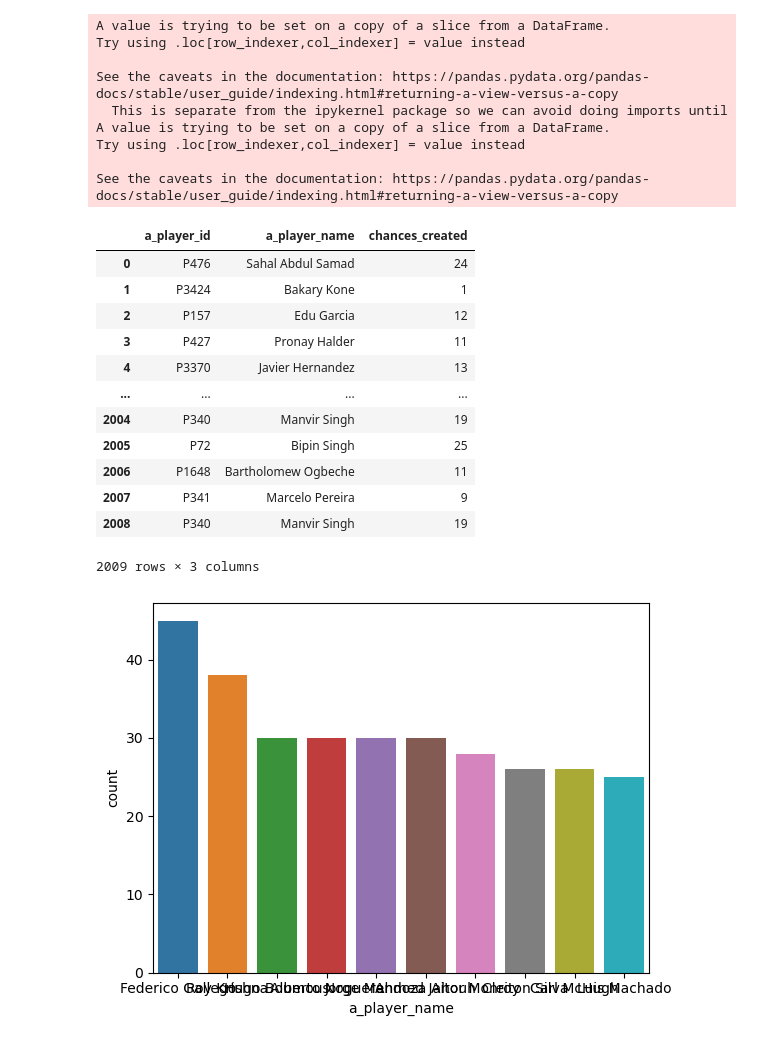
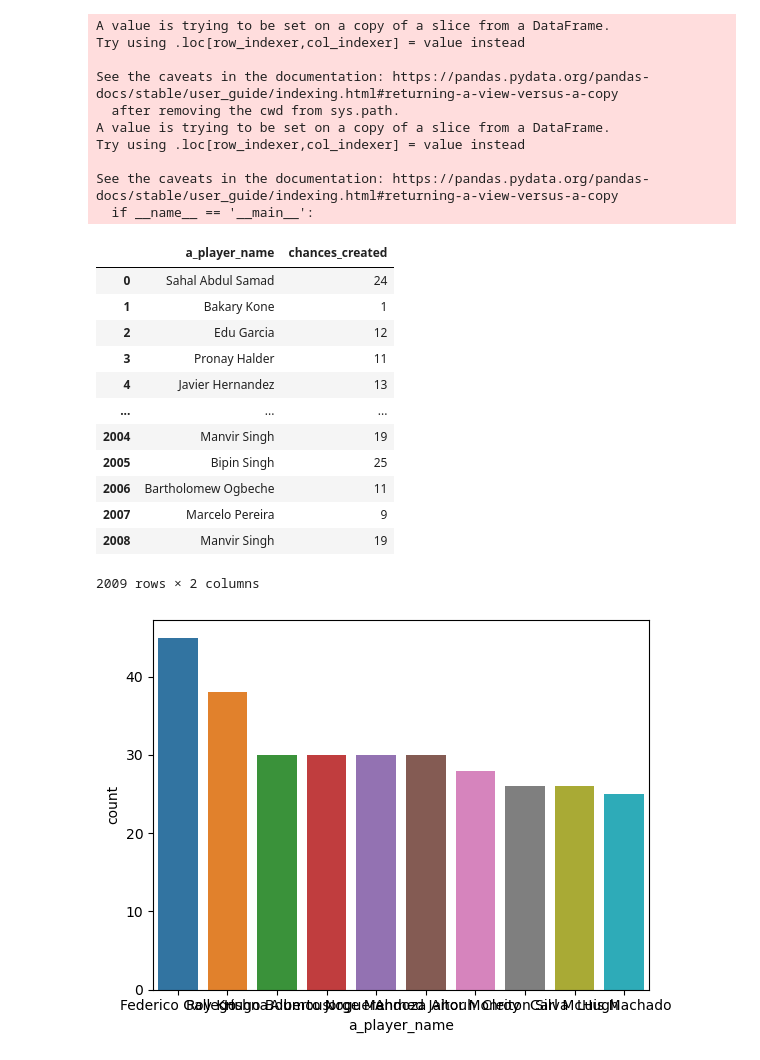
Before and after one commit to elizabraham/Top-Chance-Creators-in-ISL-7, a Jupyter notebook: Chances Created ISL 7.ipynb, the cells around one changed output. Saved outputs shown, nothing was run; the diff lists cells and outputs as text; code cells hidden in the pictures.

```diff
--- a/Chances Created ISL 7.ipynb
+++ b/Chances Created ISL 7.ipynb
@@ -8,8 +8,8 @@ import seaborn as sns
 from mplsoccer import Pitch, VerticalPitch
 # %%
 # Data extraction
-playerdata = pd.read_sql_query("""SELECT * FROM skpi_football.player_data where tour_id='L41';""", conn)
-xgfullvars = pd.read_sql_query("""SELECT * FROM skpi_football.XG_Full_Vars where tour_id='L41';""", conn)
+playerdata = pd.read_sql_query("""SELECT * FROM player_data where tour_id='isl7';""", conn)
+xgfullvars = pd.read_sql_query("""SELECT * FROM XG where tour_id='isl7';""", conn)
 # %%
 pid=xgfullvars["a_player_id"].str.strip('P')
 print(len(xgfullvars["a_player_id"]))
@@ -46,7 +46,7 @@ pid=xgfullvars["a_player_id"]
 df=xgfullvars[["a_player_id", "a_player_name"]]
 df["chances_created"]=0
 for i in pid:
-    cursor.execute("SELECT * FROM skpi_football.XG_Full_Vars where tour_id='L41' and a_player_id = %s;", (i,))
+    cursor.execute("SELECT * FROM skpi_football.XG where tour_id='isl7' and a_player_id = %s;", (i,))
     a_data = cursor.fetchall()
     a_data = pd.DataFrame(list(a_data), columns=xgfullvars.columns)
     df["chances_created"]=np.where((df["a_player_id"]==i) ,len(a_data),df["chances_created"])
@@ -55,29 +55,30 @@ A value is trying to be set on a copy of a slice from a DataFrame.
 Try using .loc[row_indexer,col_indexer] = value instead
 
 See the caveats in the documentation: https://pandas.pydata.org/pandas-docs/stable/user_guide/indexing.html#returning-a-view-versus-a-copy
-  This is separate from the ipykernel package so we can avoid doing imports until
+  after removing the cwd from sys.path.
 A value is trying to be set on a copy of a slice from a DataFrame.
 Try using .loc[row_indexer,col_indexer] = value instead
 
 See the caveats in the documentation: https://pandas.pydata.org/pandas-docs/stable/user_guide/indexing.html#returning-a-view-versus-a-copy
+  if __name__ == '__main__':
 # %%
 df=df[df["a_player_id"]!=" "]
 df=df.reset_index(drop=True)
-df
+df[["a_player_name","chances_created"]]
 # %% [output]
-|  | a_player_id | a_player_name | chances_created |
-| 0 | P476 | Sahal Abdul Samad | 24 |
-| 1 | P3424 | Bakary Kone | 1 |
-| 2 | P157 | Edu Garcia | 12 |
-| 3 | P427 | Pronay Halder | 11 |
-| 4 | P3370 | Javier Hernandez | 13 |
-| ... | ... | ... | ... |
-| 2004 | P340 | Manvir Singh | 19 |
-| 2005 | P72 | Bipin Singh | 25 |
-| 2006 | P1648 | Bartholomew Ogbeche | 11 |
-| 2007 | P341 | Marcelo Pereira | 9 |
-| 2008 | P340 | Manvir Singh | 19 |
+|  | a_player_name | chances_created |
+| 0 | Sahal Abdul Samad | 24 |
+| 1 | Bakary Kone | 1 |
+| 2 | Edu Garcia | 12 |
+| 3 | Pronay Halder | 11 |
+| 4 | Javier Hernandez | 13 |
+| ... | ... | ... |
+| 2004 | Manvir Singh | 19 |
+| 2005 | Bipin Singh | 25 |
+| 2006 | Bartholomew Ogbeche | 11 |
+| 2007 | Marcelo Pereira | 9 |
+| 2008 | Manvir Singh | 19 |
-2009 rows × 3 columns
+2009 rows × 2 columns
 # %%
 #Plotting bar plot
 fig,ax = plt.subplots()
```
Also changed, not shown: parts of 3 cells of this notebook.
